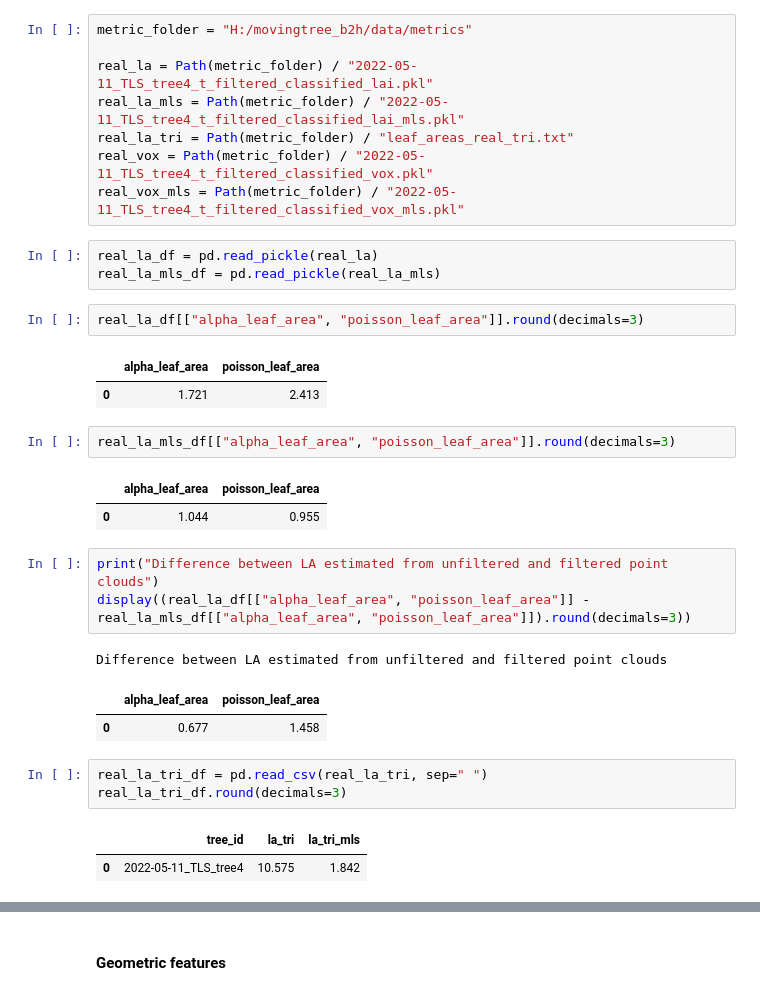
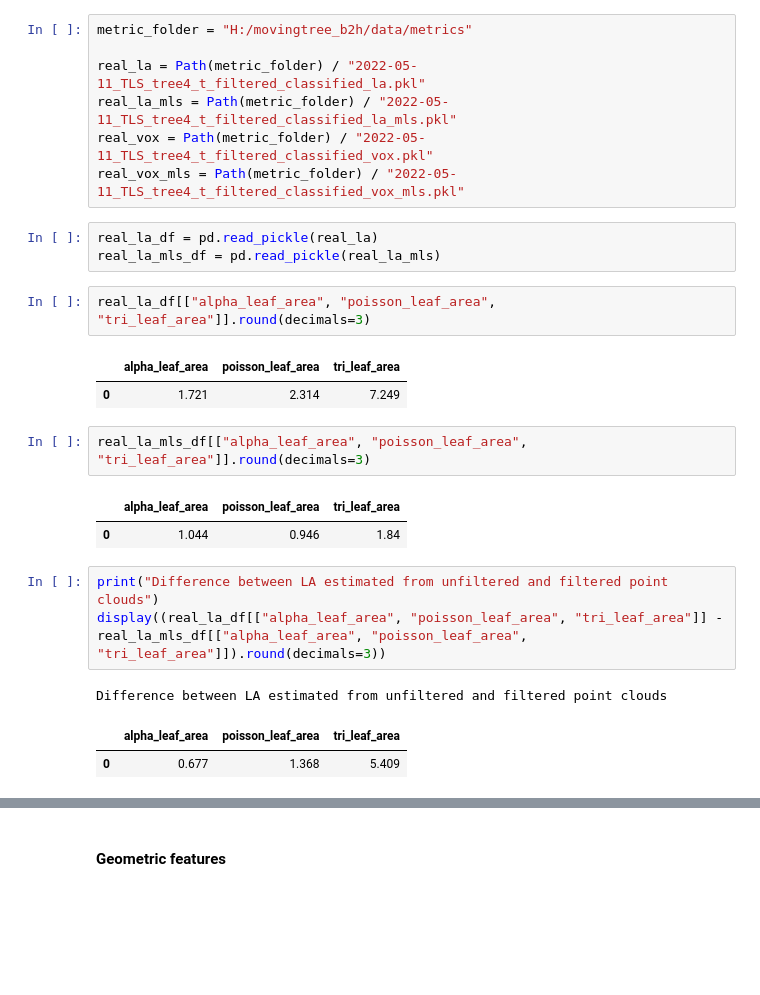
Before and after one commit to han16nah/movingtree_b2h, a Jupyter notebook: notebooks/Stats_and_Tables.ipynb, the cells around one changed output, grey strips where cells are left out. Drawn from its saved outputs; the diff is of its cells as text; blank space fills up the shorter version.

```diff
--- a/notebooks/Stats_and_Tables.ipynb
+++ b/notebooks/Stats_and_Tables.ipynb
@@ -737,34 +713,27 @@ NoData values in scenario c: 5 = 0.000100%
 # %%
 metric_folder = "H:/movingtree_b2h/data/metrics"
 
-real_la = Path(metric_folder) / "2022-05-11_TLS_tree4_t_filtered_classified_lai.pkl"
-real_la_mls = Path(metric_folder) / "2022-05-11_TLS_tree4_t_filtered_classified_lai_mls.pkl"
-real_la_tri = Path(metric_folder) / "leaf_areas_real_tri.txt"
+real_la = Path(metric_folder) / "2022-05-11_TLS_tree4_t_filtered_classified_la.pkl"
+real_la_mls = Path(metric_folder) / "2022-05-11_TLS_tree4_t_filtered_classified_la_mls.pkl"
 real_vox = Path(metric_folder) / "2022-05-11_TLS_tree4_t_filtered_classified_vox.pkl"
 real_vox_mls = Path(metric_folder) / "2022-05-11_TLS_tree4_t_filtered_classified_vox_mls.pkl"
 # %%
 real_la_df = pd.read_pickle(real_la)
 real_la_mls_df = pd.read_pickle(real_la_mls)
 # %%
-real_la_df[["alpha_leaf_area", "poisson_leaf_area"]].round(decimals=3)
+real_la_df[["alpha_leaf_area", "poisson_leaf_area", "tri_leaf_area"]].round(decimals=3)
 # %% [output]
-|  | alpha_leaf_area | poisson_leaf_area |
-| 0 | 1.721 | 2.413 |
+|  | alpha_leaf_area | poisson_leaf_area | tri_leaf_area |
+| 0 | 1.721 | 2.314 | 7.249 |
 # %%
-real_la_mls_df[["alpha_leaf_area", "poisson_leaf_area"]].round(decimals=3)
+real_la_mls_df[["alpha_leaf_area", "poisson_leaf_area", "tri_leaf_area"]].round(decimals=3)
 # %% [output]
-|  | alpha_leaf_area | poisson_leaf_area |
-| 0 | 1.044 | 0.955 |
+|  | alpha_leaf_area | poisson_leaf_area | tri_leaf_area |
+| 0 | 1.044 | 0.946 | 1.84 |
 # %%
 print("Difference between LA estimated from unfiltered and filtered point clouds")
-display((real_la_df[["alpha_leaf_area", "poisson_leaf_area"]] - real_la_mls_df[["alpha_leaf_area", "poisson_leaf_area"]]).round(decimals=3))
+display((real_la_df[["alpha_leaf_area", "poisson_leaf_area", "tri_leaf_area"]] - real_la_mls_df[["alpha_leaf_area", "poisson_leaf_area", "tri_leaf_area"]]).round(decimals=3))
 # %% [output]
 Difference between LA estimated from unfiltered and filtered point clouds
-|  | alpha_leaf_area | poisson_leaf_area |
-| 0 | 0.677 | 1.458 |
+|  | alpha_leaf_area | poisson_leaf_area | tri_leaf_area |
+| 0 | 0.677 | 1.368 | 5.409 |
-# %%
-real_la_tri_df = pd.read_csv(real_la_tri, sep=" ")
-real_la_tri_df.round(decimals=3)
-# %% [output]
-|  | tree_id | la_tri | la_tri_mls |
-| 0 | 2022-05-11_TLS_tree4 | 10.575 | 1.842 |
```
Also changed, not shown: parts of 16 cells of this notebook, 1 other file.
